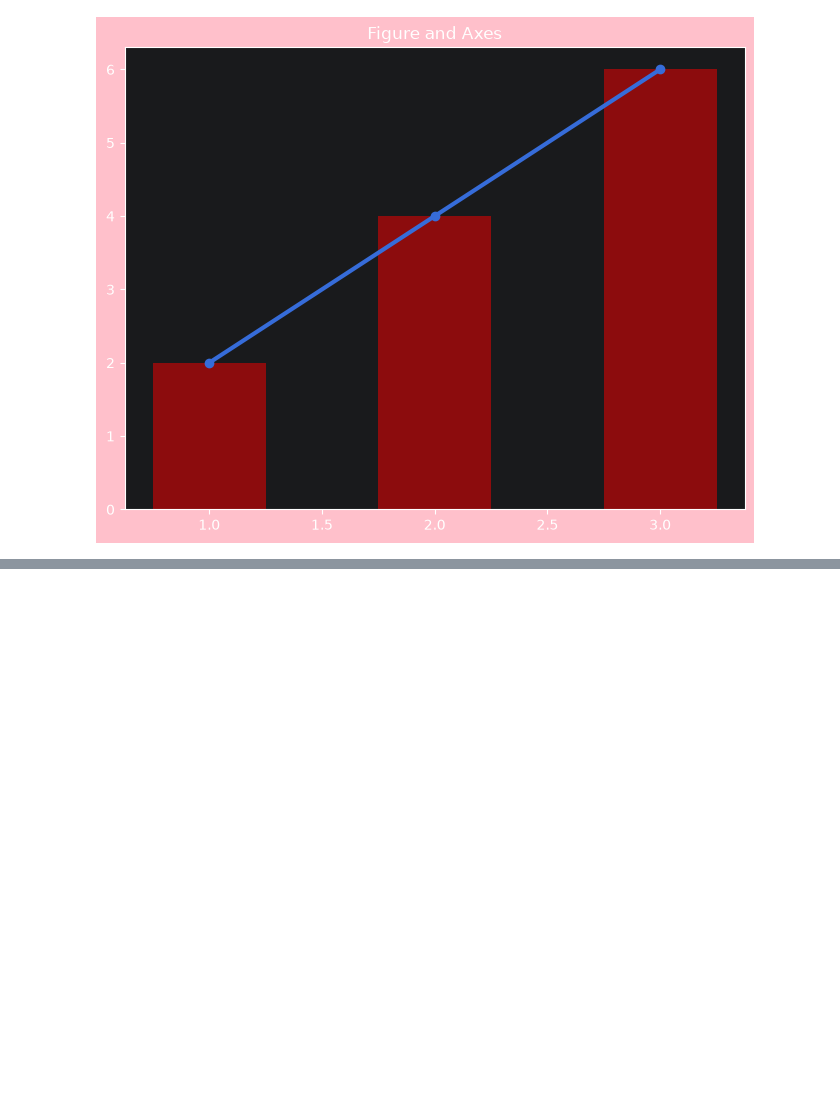
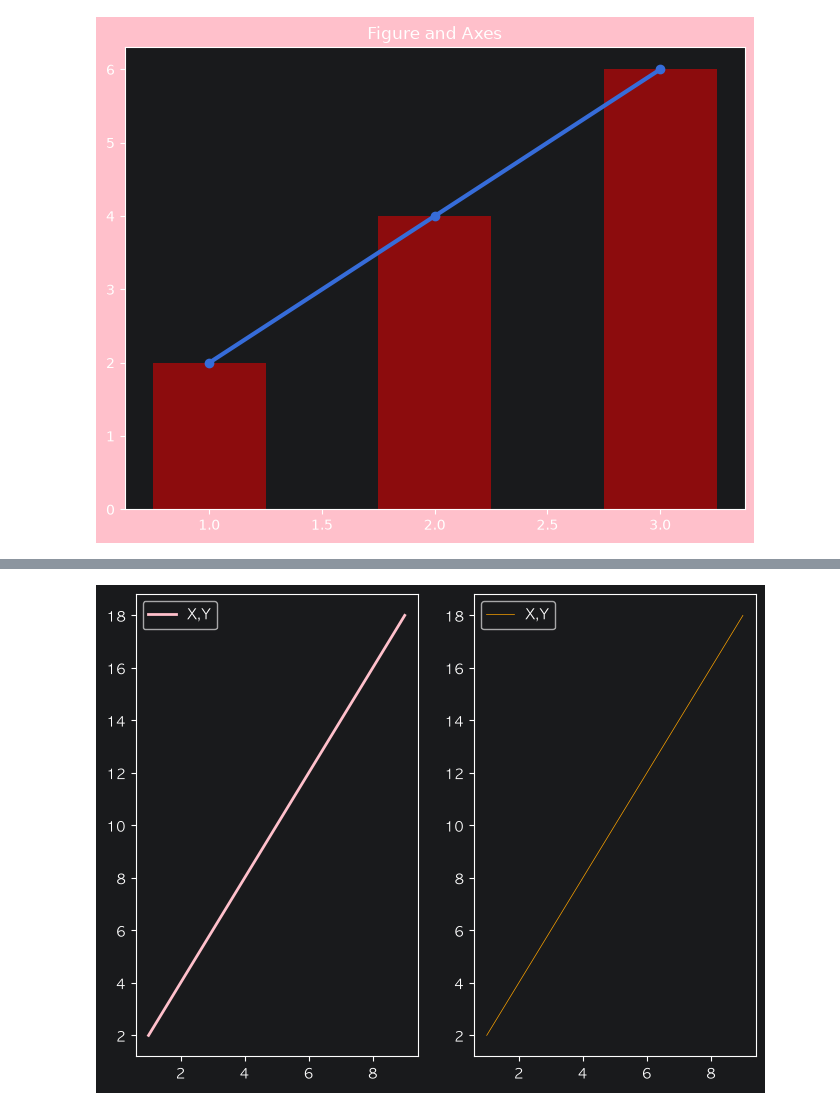
Before and after one commit to RabbitTasteDog-PRO/05_data_analysis, a Jupyter notebook: 03_data_visualization/01_matplotlib.ipynb, the cells around one changed output, grey strips where cells are left out. Cells and saved outputs as stored; diff of their text form; code cells hidden in the pictures; blank space fills up the shorter version.

```diff
--- a/03_data_visualization/01_matplotlib.ipynb
+++ b/03_data_visualization/01_matplotlib.ipynb
@@ -102,0 +235,19 @@ plt.show()
+# %%
+fig, ax = plt.subplots(nrows=1, ncols=2, figsize=(8, 6))
+ax[0].plot(X, Y, color='pink', linewidth=2, label='X,Y')
+ax[1].plot(X, Y, color='orange', linewidth=0.5, label='X,Y')
+
+ax[0].legend(loc='upper left')
+ax[1].legend(loc='upper left')
+
+# fig, ax = plt.subplots(nrows=2, ncols=3, figsize=(8, 6))
+#
+# ax[0, 0].plot(X, Y, color='pink', linewidth=2, label='X,Y')
+# ax[0, 1].plot(X, Y, color='blue', linewidth=2, label='X,Y')
+#
+# ax[0, 0].legend(loc='upper left')
+# ax[0, 1].legend(loc='upper left')
+
+plt.show()
+# %% [output]
+[figure, added]
```
Also changed, not shown: parts of 9 cells of this notebook, 3 other files.
